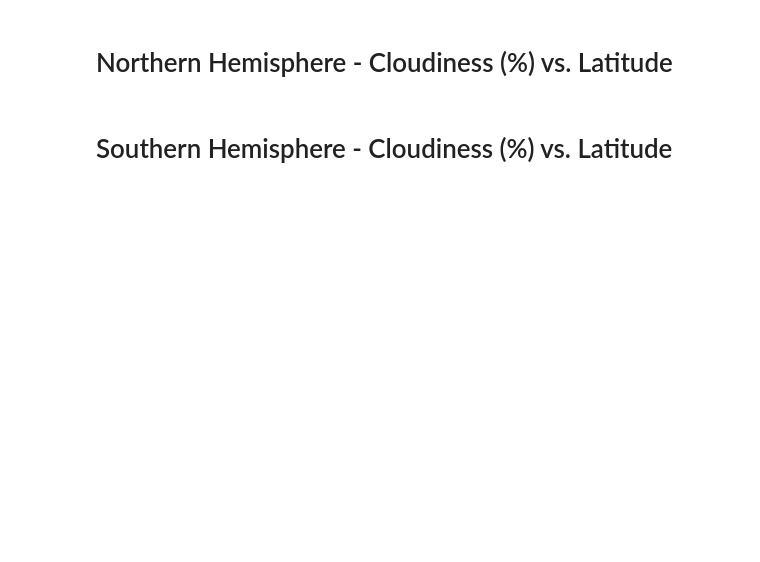
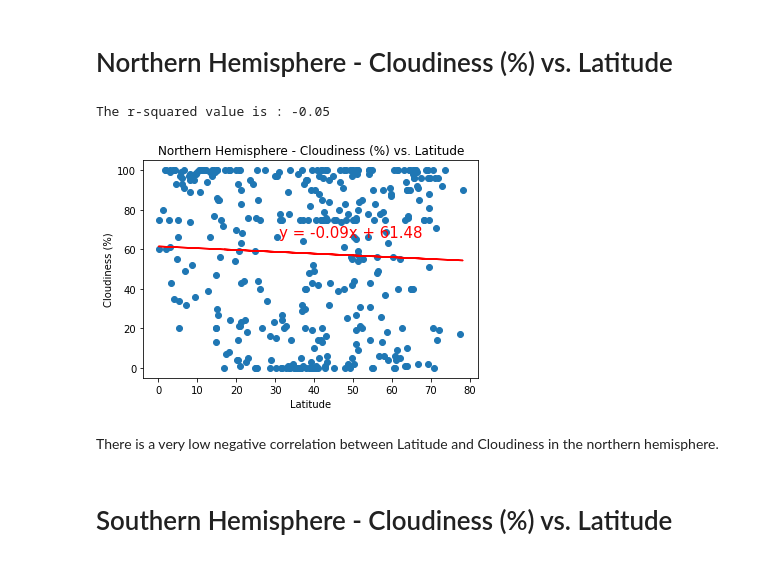
Before and after one commit to mtamrakar656/python-api-challenge, a Jupyter notebook: WeatherPy/WeatherPy.ipynb, the cells around one changed output. Drawn from its saved outputs; the diff is of its cells as text; code cells hidden in the pictures; blank space fills up the shorter version.

```diff
--- a/WeatherPy/WeatherPy.ipynb
+++ b/WeatherPy/WeatherPy.ipynb
@@ -311,4 +354,23 @@ plt.savefig("output_data/Northern Hemisphere - Temperature (F) vs. Latitude.png"
 # %% [markdown]
 # Northern Hemisphere - Cloudiness (%) vs. Latitude
+# %%
+# Call linear_regression
+data_plot = linear_regression(northern_hemisphere["Lat"], northern_hemisphere["Cloudiness"])
+
+# Call annotation
+annotation(data_plot, 31, 66)
+
+# Set title, xlabel, ylabel
+plt.title("Northern Hemisphere - Cloudiness (%) vs. Latitude")
+plt.xlabel("Latitude")
+plt.ylabel("Cloudiness (%)")
+
+# Save the figure
+plt.savefig("output_data/Northern Hemisphere - Cloudiness (%) vs. Latitude.png")
+# %% [output]
+The r-squared value is : -0.05
+[figure, added]
+# %% [markdown]
+There is a very low negative correlation between Latitude and Cloudiness in the northern hemisphere.
 # %% [markdown]
 # Southern Hemisphere - Cloudiness (%) vs. Latitude
```
Also changed, not shown: parts of 10 cells of this notebook, 8 other files.
